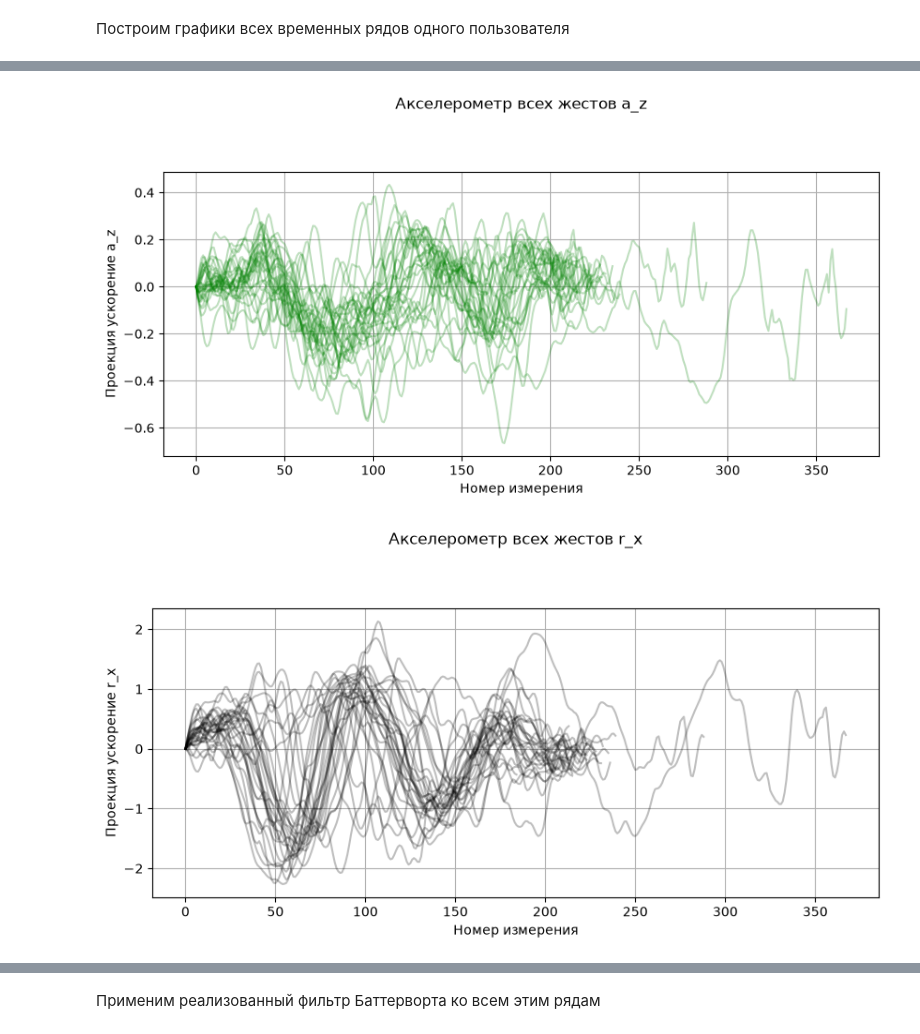
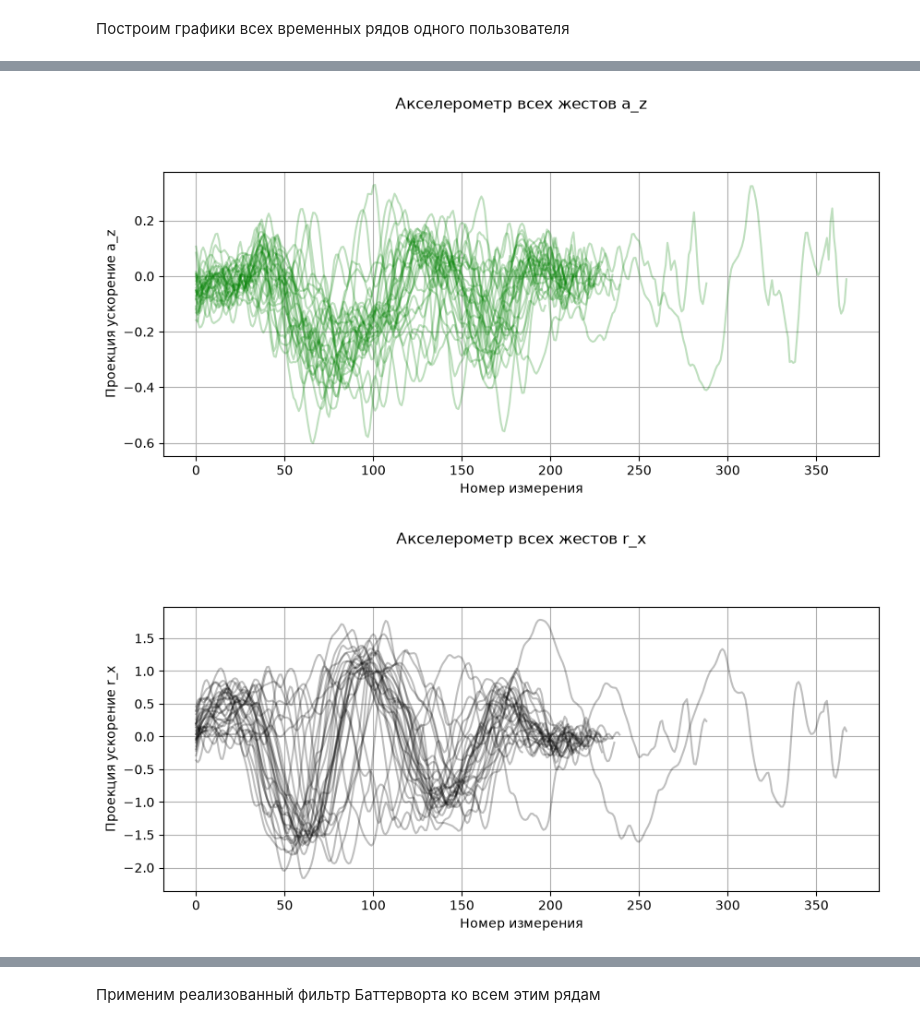
Before and after one commit to danya-kuzin/one_class_classifier, a Jupyter notebook: one‑class classifier.ipynb, the cells around one changed output, grey strips where cells are left out. Saved outputs shown, nothing was run; the diff lists cells and outputs as text; code cells hidden in the pictures.

```diff
--- a/one‑class classifier.ipynb
+++ b/one‑class classifier.ipynb
@@ -4,6 +4,7 @@ from pathlib import Path
 import numpy as np
 import matplotlib.pyplot as plt
 from scipy.signal import buttord, butter, sosfiltfilt
+from scipy.ndimage import median_filter
 import pandas as pd
 from sklearn.preprocessing import StandardScaler
 import seaborn as sns
@@ -79,7 +80,7 @@ def get_gesture(user_folders, train_valid_test, num_user, num_file):
     return time_series_matrix
 
 # парсим атрибуты (временные ряды) из матрицы для 0-ого файла
-time_series_matrix = get_gesture(user_folders, "train", num_user=0, num_file=0)
+time_series_matrix = get_gesture(user_folders, "train", num_user=5, num_file=0)
 a_x = time_series_matrix[:, 0]
 a_y = time_series_matrix[:, 1]
 a_z = time_series_matrix[:, 2]
@@ -164,18 +191,19 @@ def prepare_rotation_angle(rotation_degrees):
     return relative_rotations
 
 # функция полной фильтрации жеста
-def full_filt_gesture(user_folders, train_valid_test, num_user, num_file, amount_all_attributes, filt):
+def full_filt_gesture(user_folders, train_valid_test,
+                      num_user, num_file, amount_all_attributes, filt):
+
     # парсим атрибуты (временные ряды) из матрицы для i-ого файла
     time_series_matrix = get_gesture(user_folders, train_valid_test, num_user, num_file)
-    for i in range(amount_all_attributes):
-        attribute = prepare_rotation_angle(time_series_matrix[:, i])
-        # если фильтрация нужна
-        if filt != 0: attribute = butterworth_filter_gesture(attribute)
-        time_series_matrix[:, i] = attribute
+    # если фильтрация нужна
+    if filt == 1: time_series_matrix = butterworth_filter_gesture(time_series_matrix)
+    if filt == 2: time_series_matrix = median_filter_gesture(time_series_matrix)
     return time_series_matrix
 
 # функция построения графика одной проекций (атрибута/временного ряда) для всех жестов
-def build_one_attribute_plot(user_folders, train_valid_test, num_user, num_time_series, filt):
+def build_one_attribute_plot(user_folders, train_valid_test, num_user,
+                             num_time_series, filt, amount_all_attributes):
     plt.figure(figsize=(10, 4))
     match num_time_series:
         case 0:
@@ -202,16 +230,11 @@ def build_one_attribute_plot(user_folders, train_valid_test, num_user, num_time_
     gesture_len = len(list(result_path.iterdir())) - 1
 
     for i in range(gesture_len):
-        # парсим атрибуты (временные ряды) из матрицы для i-ого файла
-        time_series_matrix = get_gesture(user_folders, "train", num_user, num_file=i)
-        # если фильтрация не нужна
-        if filt == 0:
-            attribute = prepare_rotation_angle(time_series_matrix[:, num_time_series])
-            plt.plot(attribute, label=attribute_name, color=color_name, alpha=0.25)
-        # если фильтрация нужна
-        else:
-            attribute = butterworth_filter_gesture(prepare_rotation_angle(time_series_matrix[:, num_time_series]))
-            plt.plot(attribute, label=attribute_name, color=color_name, alpha=0.25)
+        # парсим и если фильтруем матрицу арибутов
+        time_series_matrix = full_filt_gesture(user_folders, train_valid_test,
+                                              num_user, i, amount_all_attributes, filt)
+        # отображаем атрибут на графике
+        plt.plot(time_series_matrix[:, num_time_series], label=attribute_name, color=color_name, alpha=0.25)
 
     plt.title("Акселерометр всех жестов " + attribute_name + "\n\n\n")
     plt.xlabel("Номер измерения")
@@ -224,5 +247,5 @@ def build_one_attribute_plot(user_folders, train_valid_test, num_user, num_time_
 amount_all_attributes = 6
 for i in range(amount_all_attributes):
     build_one_attribute_plot(user_folders, train_valid_test="train",
-                             num_user=0, num_time_series=i, filt=0)
+                             num_user=0, num_time_series=i, filt=0, amount_all_attributes=6)
 # %% [output]
@@ -231,2 +254,2 @@ for i in range(amount_all_attributes):
-[figure, old version]
+[figure, new version]
-[figure, old version]
+[figure, new version]
```
Also changed, not shown: parts of 8 cells of this notebook.
